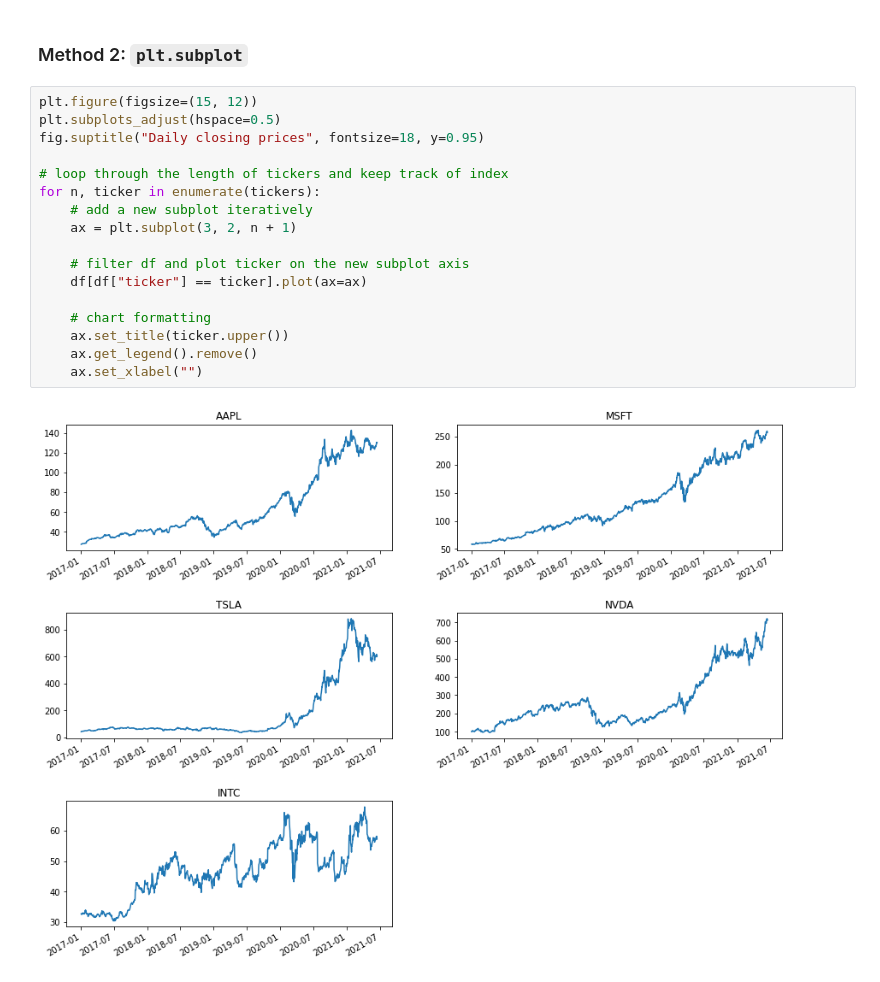
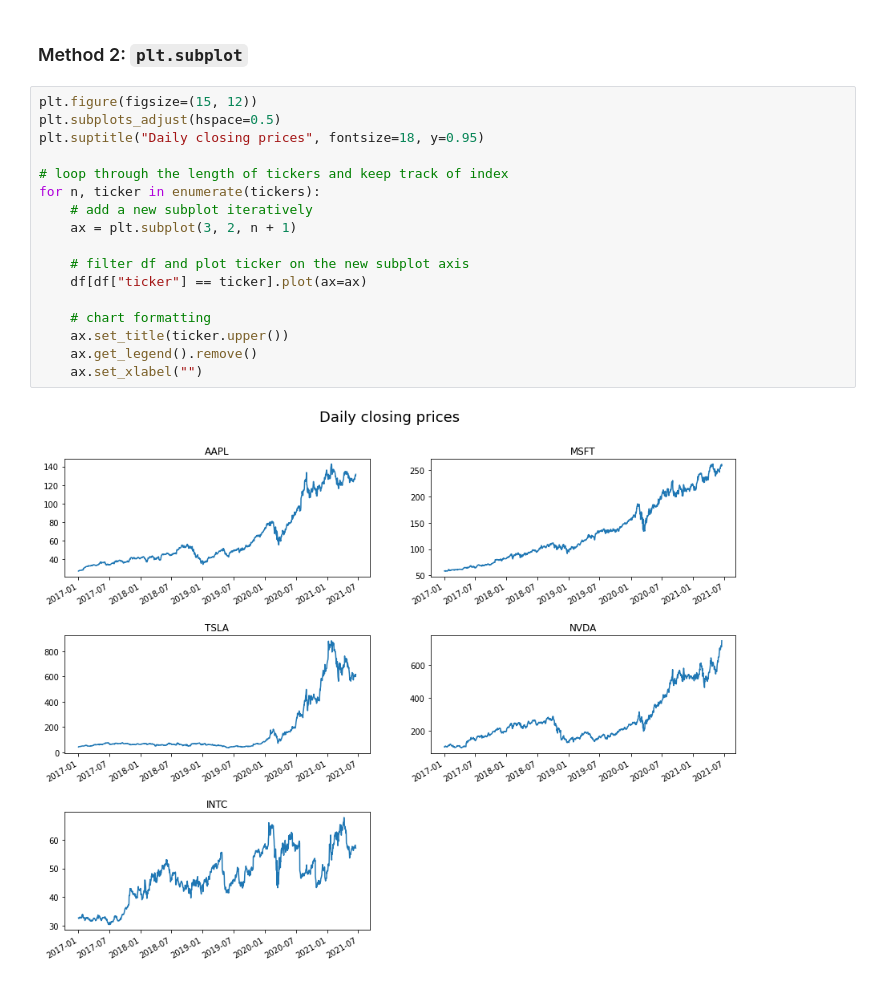
Before and after one commit to julian-west/e4ds-snippets, a Jupyter notebook: matplotlib/subplots_in_loop.ipynb, the cells around one changed output. Drawn from its saved outputs; the diff is of its cells as text.

```diff
--- a/matplotlib/subplots_in_loop.ipynb
+++ b/matplotlib/subplots_in_loop.ipynb
@@ -67,22 +86,22 @@ plt.show()
 # %%
 plt.figure(figsize=(15, 12))
 plt.subplots_adjust(hspace=0.5)
-fig.suptitle("Daily closing prices", fontsize=18, y=0.95)
+plt.suptitle("Daily closing prices", fontsize=18, y=0.95)
 
 # loop through the length of tickers and keep track of index
 for n, ticker in enumerate(tickers):
     # add a new subplot iteratively
     ax = plt.subplot(3, 2, n + 1)
 
     # filter df and plot ticker on the new subplot axis
     df[df["ticker"] == ticker].plot(ax=ax)
 
     # chart formatting
     ax.set_title(ticker.upper())
     ax.get_legend().remove()
     ax.set_xlabel("")
 # %% [output]
-[figure, old version]
+[figure, new version]
 [interactive output not drawn]
 # %% [markdown]
 **Pros of Method 2**
```
Also changed, not shown: parts of 14 cells of this notebook.
